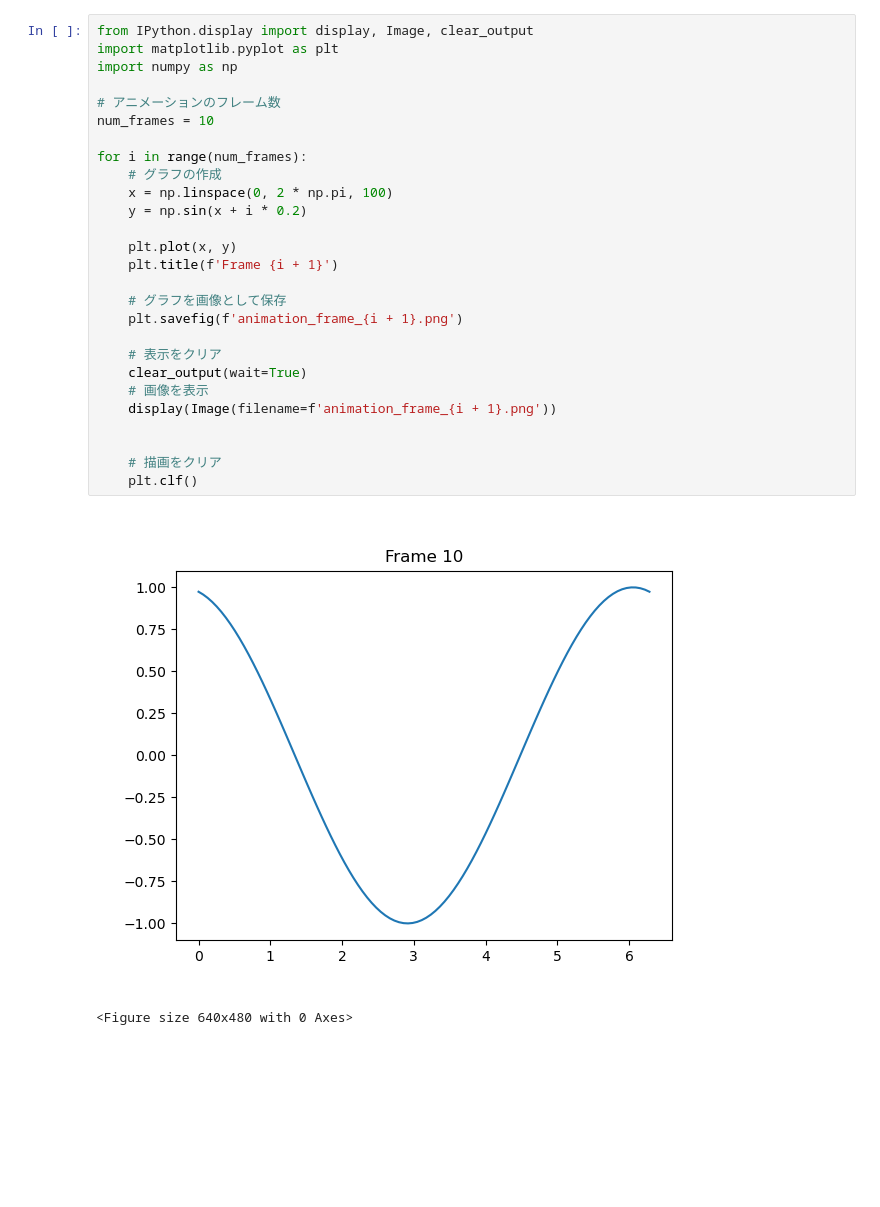
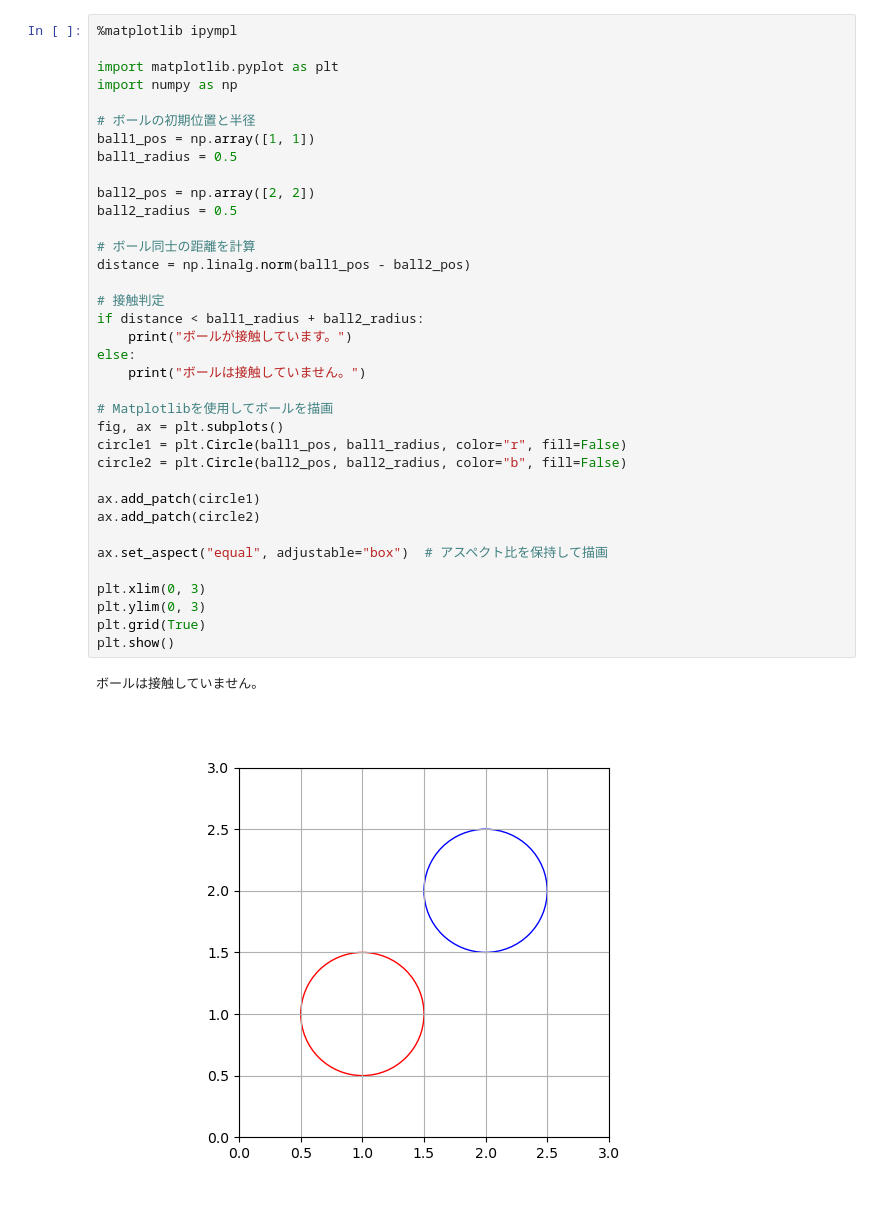
Before and after one commit to keisei4064/kachaka_in_ymzk_lab, a Jupyter notebook: image_output_test.ipynb, the cells around one changed output. Cells and saved outputs as stored; diff of their text form; blank space fills up the shorter version.

```diff
--- a/image_output_test.ipynb
+++ b/image_output_test.ipynb
@@ -66,30 +1,39 @@ display(Image(filename='my_plot.png'))
-# %%
-from IPython.display import display, Image, clear_output
-import matplotlib.pyplot as plt
-import numpy as np
-
-# アニメーションのフレーム数
-num_frames = 10
-
-for i in range(num_frames):
-    # グラフの作成
-    x = np.linspace(0, 2 * np.pi, 100)
-    y = np.sin(x + i * 0.2)
-
-    plt.plot(x, y)
-    plt.title(f'Frame {i + 1}')
-
-    # グラフを画像として保存
-    plt.savefig(f'animation_frame_{i + 1}.png')
-
-    # 表示をクリア
-    clear_output(wait=True)
-    # 画像を表示
-    display(Image(filename=f'animation_frame_{i + 1}.png'))
-
-
-    # 描画をクリア
-    plt.clf()
-# %% [output]
-[figure, removed]
-<Figure size 640x480 with 0 Axes>
+# %%
+%matplotlib ipympl
+
+import matplotlib.pyplot as plt
+import numpy as np
+
+# ボールの初期位置と半径
+ball1_pos = np.array([1, 1])
+ball1_radius = 0.5
+
+ball2_pos = np.array([2, 2])
+ball2_radius = 0.5
+
+# ボール同士の距離を計算
+distance = np.linalg.norm(ball1_pos - ball2_pos)
+
+# 接触判定
+if distance < ball1_radius + ball2_radius:
+    print("ボールが接触しています。")
+else:
+    print("ボールは接触していません。")
+
+# Matplotlibを使用してボールを描画
+fig, ax = plt.subplots()
+circle1 = plt.Circle(ball1_pos, ball1_radius, color="r", fill=False)
+circle2 = plt.Circle(ball2_pos, ball2_radius, color="b", fill=False)
+
+ax.add_patch(circle1)
+ax.add_patch(circle2)
+
+ax.set_aspect("equal", adjustable="box")  # アスペクト比を保持して描画
+
+plt.xlim(0, 3)
+plt.ylim(0, 3)
+plt.grid(True)
+plt.show()
+# %% [output]
+ボールは接触していません。
+[figure, added]
```
Also changed, not shown: parts of 3 cells of this notebook, 2 other files.
